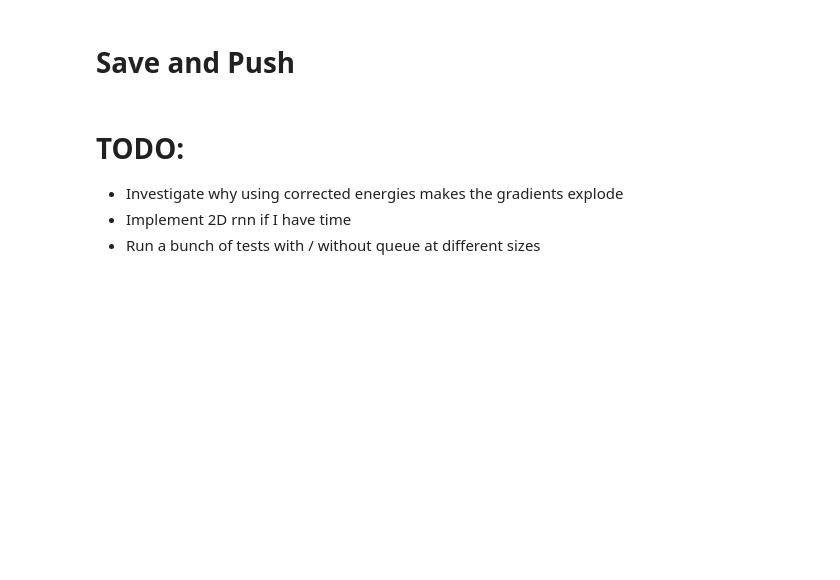
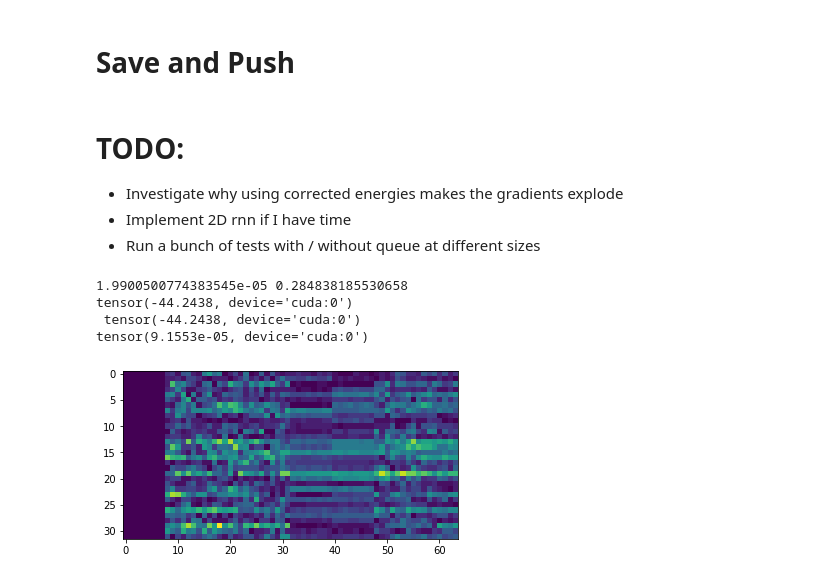
Before and after one commit to ksprague1/NN-QSR, a Jupyter notebook: RNN-QSR.ipynb, the cells around one changed output. Saved outputs shown, nothing was run; the diff lists cells and outputs as text; code cells hidden in the pictures; blank space fills up the shorter version.

```diff
--- a/RNN-QSR.ipynb
+++ b/RNN-QSR.ipynb
@@ -449,12 +449,12 @@ class RNN(Sampler):
 
 
         self.lin = nn.Sequential(
-                nn.Linear(128,128),
+                nn.Linear(Nh,Nh),
                 nn.ReLU(),
-                nn.Linear(128,1),
+                nn.Linear(Nh,1),
                 nn.Sigmoid()
             )
-
+        self.Nh=Nh
         self.rnntype=rnntype
         self.to(device)
     def forward(self, input):
@@ -462,11 +462,11 @@ class RNN(Sampler):
         # h0 has shape [1,B,H]
 
         if self.rnntype=="LSTM":
-            h0=[torch.zeros([1,input.shape[0],128],device=self.device),
-               torch.zeros([1,input.shape[0],128],device=self.device)]
+            h0=[torch.zeros([1,input.shape[0],self.Nh],device=self.device),
+               torch.zeros([1,input.shape[0],self.Nh],device=self.device)]
             #h0 and c0
         else:
-            h0=torch.zeros([1,input.shape[0],128],device=self.device)
+            h0=torch.zeros([1,input.shape[0],self.Nh],device=self.device)
         out,h=self.rnn(input,h0)
         return self.lin(out)
 
@@ -512,11 +512,11 @@ class RNN(Sampler):
             samples - [B,L,1] matrix of zeros and ones for ground/excited states
         """
         if self.rnntype=="LSTM":
-            h=[torch.zeros([1,B,128],device=self.device),
-               torch.zeros([1,B,128],device=self.device)]
+            h=[torch.zeros([1,B,self.Nh],device=self.device),
+               torch.zeros([1,B,self.Nh],device=self.device)]
             #h is h0 and c0
         else:
-            h=torch.zeros([1,B,128],device=self.device)
+            h=torch.zeros([1,B,self.Nh],device=self.device)
         #Sample set will have shape [N,L,1]
         #need one extra zero batch at the start for first pred hence input is [N,L+1,1]
         input = torch.zeros([B,L+1,1],device=self.device)
@@ -1036,0 +1131,20 @@ x.min().item()
+# %%
+pb = FASTGRU()
+if True:
+    B=32
+
+    s = pb.sample(B,8*8)
+    probs = super(FASTGRU,pb)._off_diag_labels(s,B,8*8,False,D=8)[1]
+
+    p2 = pb._off_diag_labels(s,B,8*8,False,D=8)[1]
+
+    print(abs(probs-p2).mean().item(),torch.var_mean(probs)[0].item()**0.5)
+    print(probs.mean(),'\n',p2.mean())
+    print(abs(probs-p2).max())
+    plt.imshow(abs(probs-p2).cpu())
+# %% [output]
+1.9900500774383545e-05 0.284838185530658
+tensor(-44.2438, device='cuda:0')
+ tensor(-44.2438, device='cuda:0')
+tensor(9.1553e-05, device='cuda:0')
+[figure, added]
```
Also changed, not shown: parts of 1 cell of this notebook, 4 other files.
